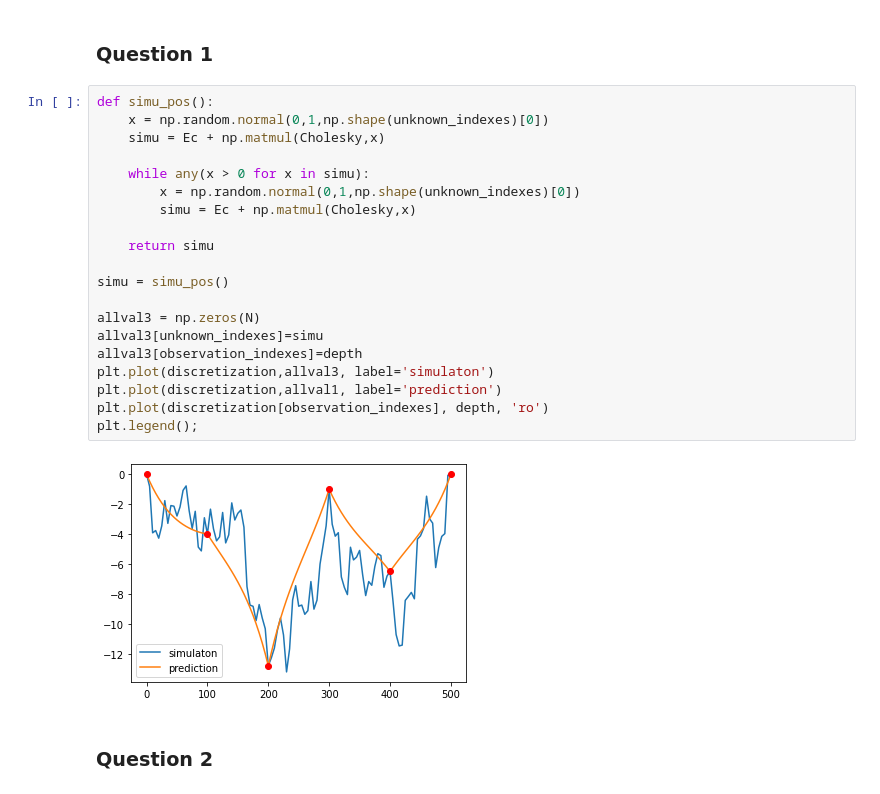
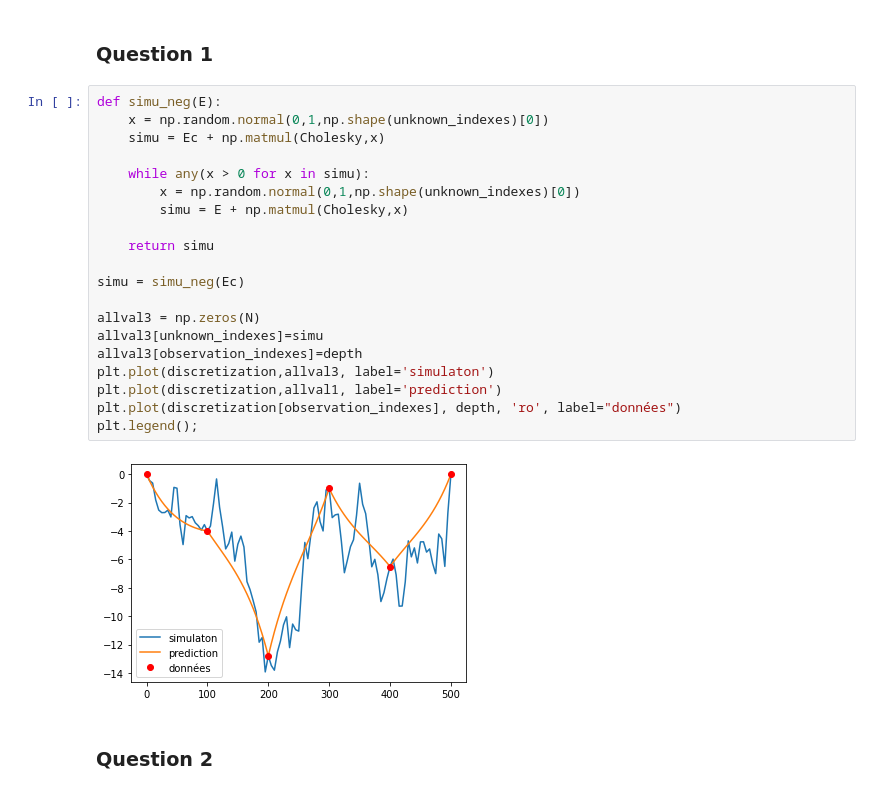
Before and after one commit to MaximeSTUDTER/projet_numerique_probas, a Jupyter notebook: Rendu-probas.ipynb, the cells around one changed output. Cells and saved outputs as stored; diff of their text form.

```diff
--- a/Rendu-probas.ipynb
+++ b/Rendu-probas.ipynb
@@ -58,27 +58,27 @@ def length(z,delta):
 # %% [markdown]
 ### Question 1
 # %%
-def simu_pos():
+def simu_neg(E):
     x = np.random.normal(0,1,np.shape(unknown_indexes)[0])
     simu = Ec + np.matmul(Cholesky,x)
 
     while any(x > 0 for x in simu):
         x = np.random.normal(0,1,np.shape(unknown_indexes)[0])
-        simu = Ec + np.matmul(Cholesky,x)
+        simu = E + np.matmul(Cholesky,x)
 
     return simu
 
-simu = simu_pos()
+simu = simu_neg(Ec)
 
 allval3 = np.zeros(N)
 allval3[unknown_indexes]=simu
 allval3[observation_indexes]=depth
 plt.plot(discretization,allval3, label='simulaton')
 plt.plot(discretization,allval1, label='prediction')
-plt.plot(discretization[observation_indexes], depth, 'ro')
+plt.plot(discretization[observation_indexes], depth, 'ro', label="données")
 plt.legend();
 # %% [output]
-[figure, old version]
+[figure, new version]
 # %% [markdown]
 ### Question 2
 # %%
```
Also changed, not shown: parts of 7 cells of this notebook.
